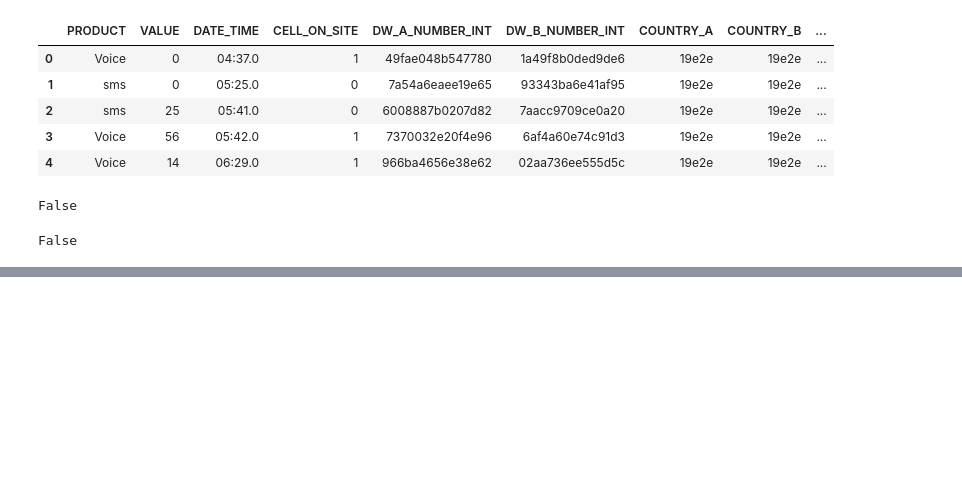
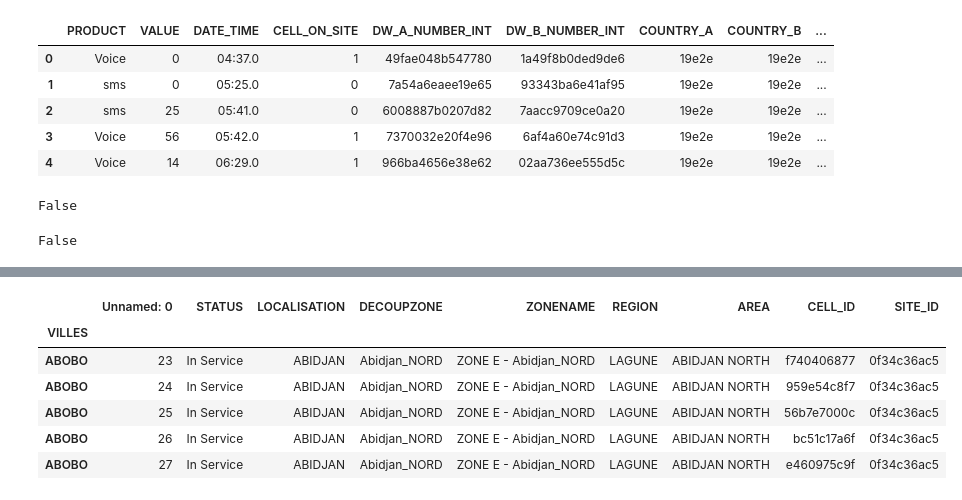
Before and after one commit to veronica1013/project_dsp, a Jupyter notebook: week_3_project/cote_divoire_telcom.ipynb, the cells around one changed output, grey strips where cells are left out. Cells and saved outputs as stored; diff of their text form; code cells hidden in the pictures; blank space fills up the shorter version.

```diff
--- a/week_3_project/cote_divoire_telcom.ipynb
+++ b/week_3_project/cote_divoire_telcom.ipynb
@@ -252,3 +245,15 @@ df
+# %%
+# Drop columns on data_6a2
+data_6f=data_6a2.drop(columns=['LONGITUDE', 'LATITUDE'])
+data_6f.head()
+# %% [output]
+|  | Unnamed: 0 | STATUS | LOCALISATION | DECOUPZONE | ZONENAME | REGION | AREA | CELL_ID | SITE_ID |
+| VILLES |  |  |  |  |  |  |  |  |  |
+| ABOBO | 23 | In Service | ABIDJAN | Abidjan_NORD | ZONE E - Abidjan_NORD | LAGUNE | ABIDJAN NORTH | f740406877 | 0f34c36ac5 |
+| ABOBO | 24 | In Service | ABIDJAN | Abidjan_NORD | ZONE E - Abidjan_NORD | LAGUNE | ABIDJAN NORTH | 959e54c8f7 | 0f34c36ac5 |
+| ABOBO | 25 | In Service | ABIDJAN | Abidjan_NORD | ZONE E - Abidjan_NORD | LAGUNE | ABIDJAN NORTH | 56b7e7000c | 0f34c36ac5 |
+| ABOBO | 26 | In Service | ABIDJAN | Abidjan_NORD | ZONE E - Abidjan_NORD | LAGUNE | ABIDJAN NORTH | bc51c17a6f | 0f34c36ac5 |
+| ABOBO | 27 | In Service | ABIDJAN | Abidjan_NORD | ZONE E - Abidjan_NORD | LAGUNE | ABIDJAN NORTH | e460975c9f | 0f34c36ac5 |
 # %%
 # Most used city in the three days
 # %%
```
Also changed, not shown: parts of 1 cell of this notebook.
